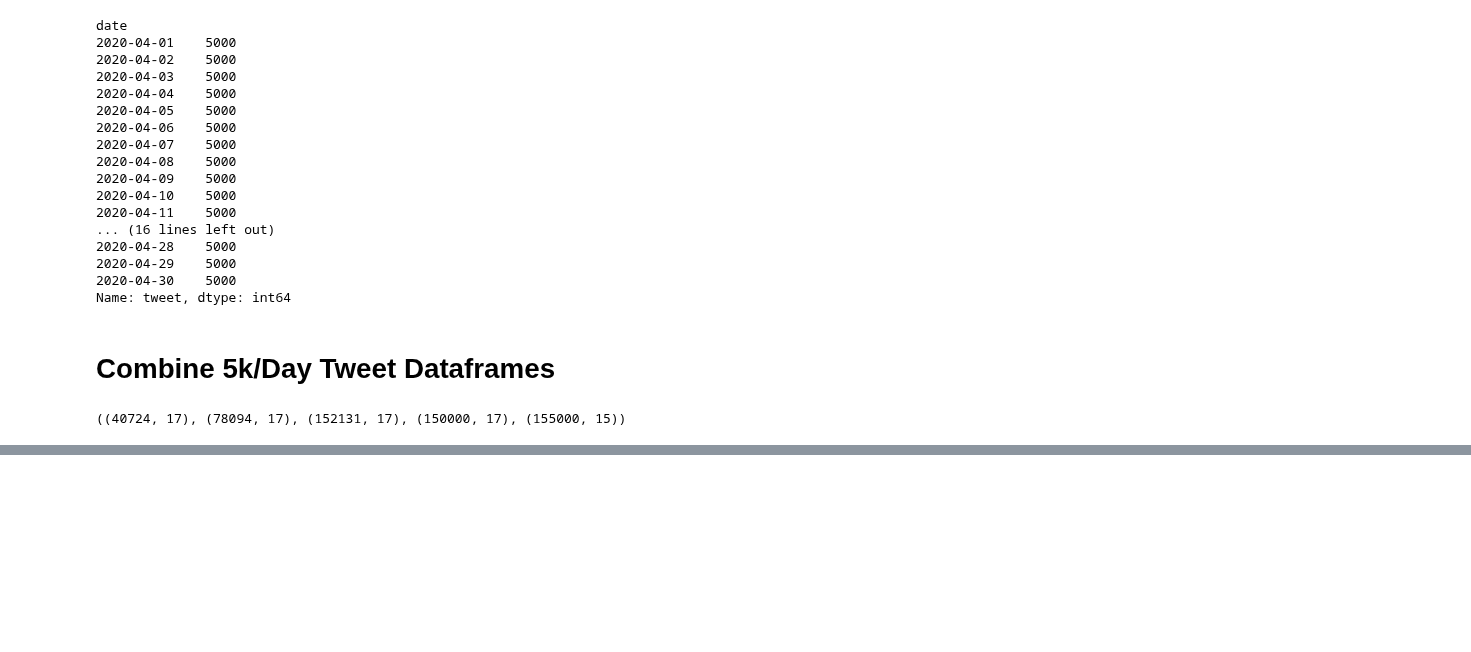
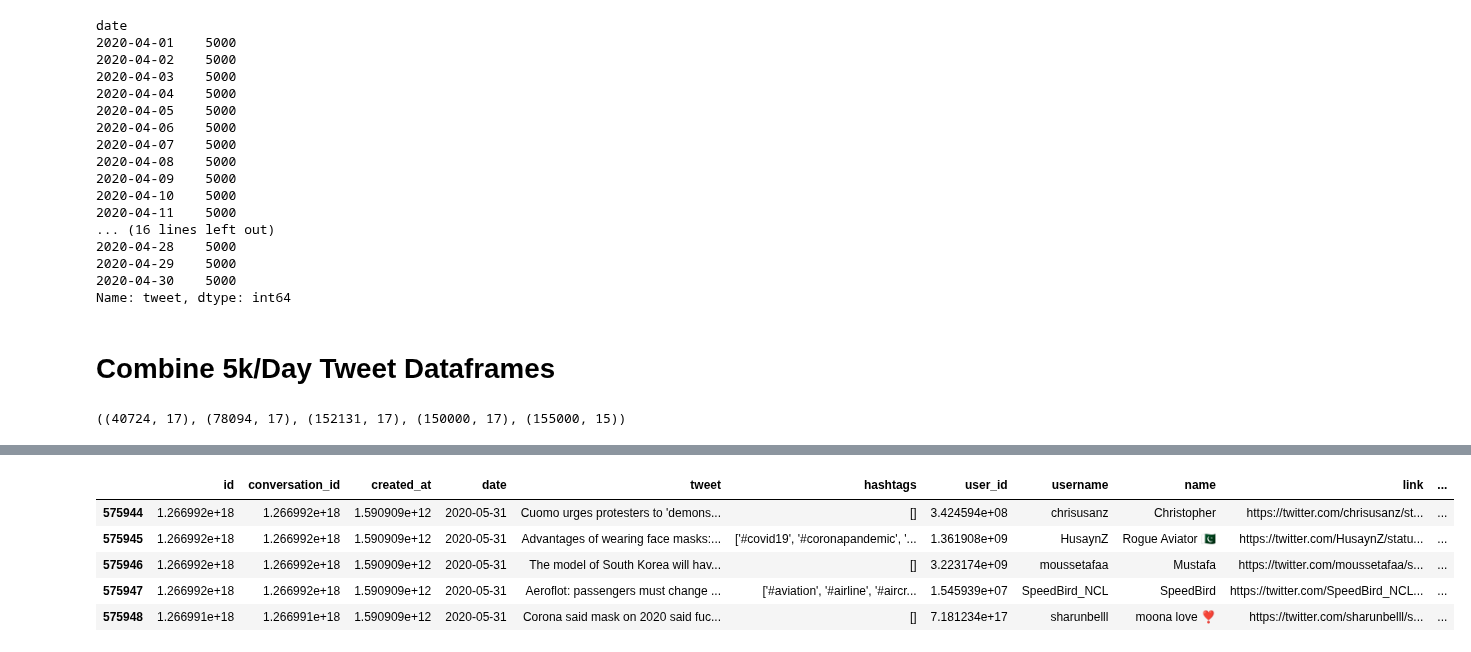
Before and after one commit to p-szymo/twitter-sentiment-analysis, a Jupyter notebook: data_cleaning_notebook.ipynb, the cells around one changed output, grey strips where cells are left out. Cells and saved outputs as stored; diff of their text form; code cells hidden in the pictures; blank space fills up the shorter version.

```diff
--- a/data_cleaning_notebook.ipynb
+++ b/data_cleaning_notebook.ipynb
@@ -843,0 +857,9 @@ jan_5k.shape, feb_5k.shape, mar_5k.shape, apr_5k.shape, may_5k.shape
+# %%
+df.tail()
+# %% [output]
+|  | id | conversation_id | created_at | date | tweet | hashtags | user_id | username | name | link | ... |
+| 575944 | 1.266992e+18 | 1.266992e+18 | 1.590909e+12 | 2020-05-31 | Cuomo urges protesters to 'demons... | [] | 3.424594e+08 | chrisusanz | Christopher | https://twitter.com/chrisusanz/st... | ... |
+| 575945 | 1.266992e+18 | 1.266992e+18 | 1.590909e+12 | 2020-05-31 | Advantages of wearing face masks:... | ['#covid19', '#coronapandemic', '... | 1.361908e+09 | HusaynZ | Rogue Aviator 🇵🇰 | https://twitter.com/HusaynZ/statu... | ... |
+| 575946 | 1.266992e+18 | 1.266992e+18 | 1.590909e+12 | 2020-05-31 | The model of South Korea will hav... | [] | 3.223174e+09 | moussetafaa | Mustafa | https://twitter.com/moussetafaa/s... | ... |
+| 575947 | 1.266992e+18 | 1.266992e+18 | 1.590909e+12 | 2020-05-31 | Aeroflot: passengers must change ... | ['#aviation', '#airline', '#aircr... | 1.545939e+07 | SpeedBird_NCL | SpeedBird | https://twitter.com/SpeedBird_NCL... | ... |
+| 575948 | 1.266991e+18 | 1.266991e+18 | 1.590909e+12 | 2020-05-31 | Corona said mask on 2020 said fuc... | [] | 7.181234e+17 | sharunbelll | moona love ❣️ | https://twitter.com/sharunbelll/s... | ... |
```
Also changed, not shown: parts of 9 cells of this notebook, 2 other files.
